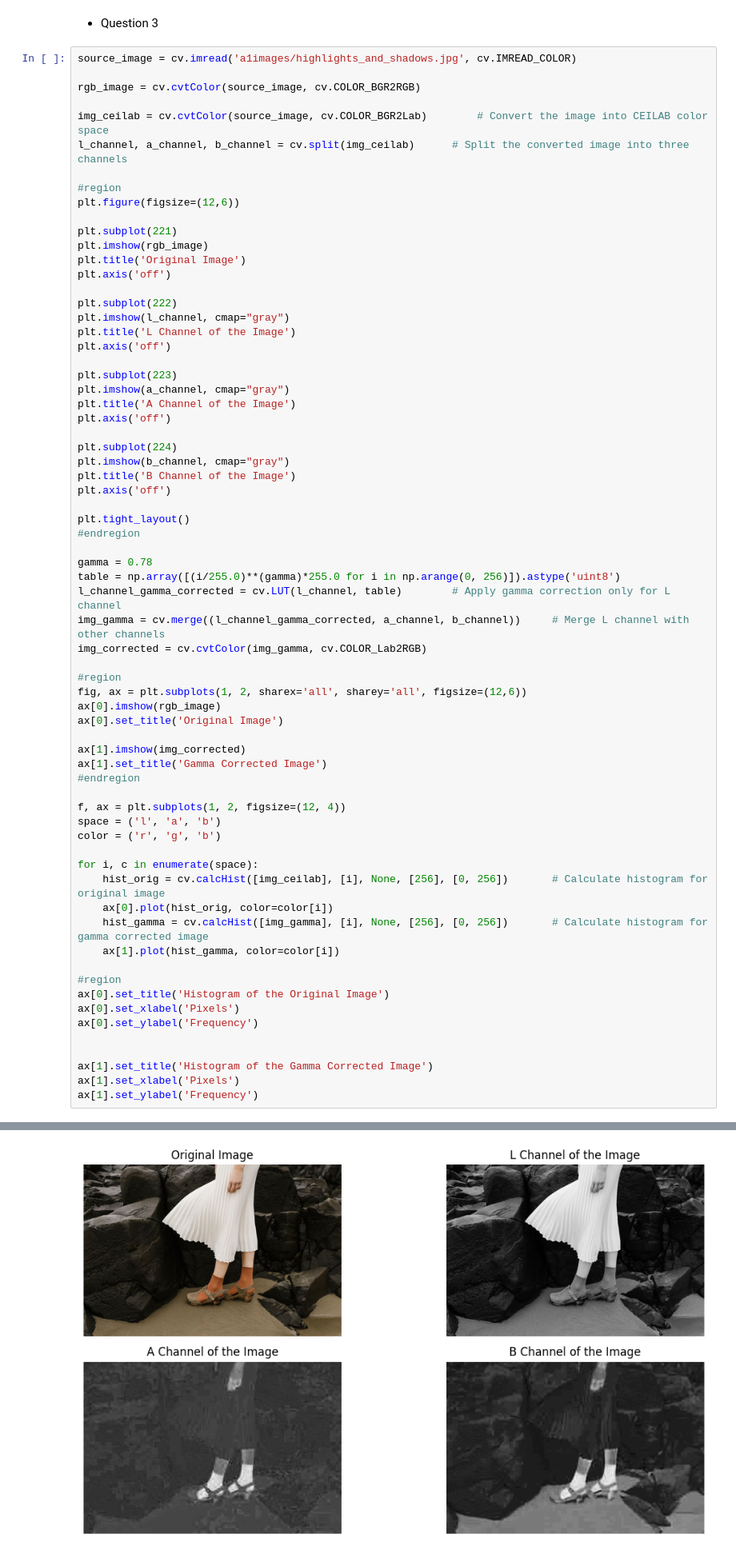
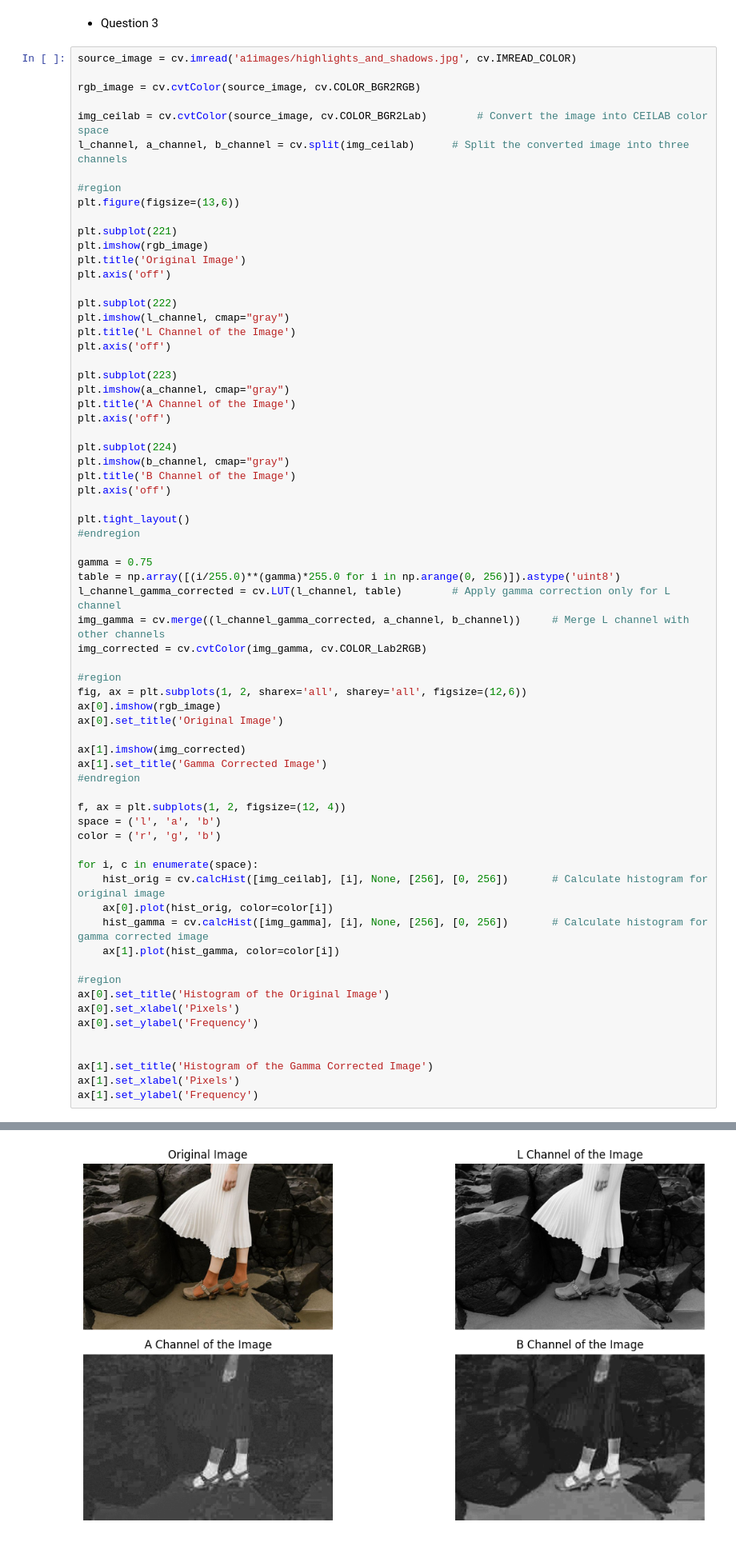
Before and after one commit to AvindaShamal/EN3160_Assignments, a Jupyter notebook: 210599E_Assignment1.ipynb, the cells around one changed output, grey strips where cells are left out. Shown at 80% size. Cells and saved outputs as stored; diff of their text form.

```diff
--- a/210599E_Assignment1.ipynb
+++ b/210599E_Assignment1.ipynb
@@ -89,7 +91,7 @@ img_ceilab = cv.cvtColor(source_image, cv.COLOR_BGR2Lab)        # Convert the im
 l_channel, a_channel, b_channel = cv.split(img_ceilab)      # Split the converted image into three channels
 
 #region
-plt.figure(figsize=(12,6))
+plt.figure(figsize=(13,6))
 
 plt.subplot(221)
 plt.imshow(rgb_image)
@@ -114,7 +116,7 @@ plt.axis('off')
 plt.tight_layout()
 #endregion
 
-gamma = 0.78
+gamma = 0.75
 table = np.array([(i/255.0)**(gamma)*255.0 for i in np.arange(0, 256)]).astype('uint8')
 l_channel_gamma_corrected = cv.LUT(l_channel, table)        # Apply gamma correction only for L channel
 img_gamma = cv.merge((l_channel_gamma_corrected, a_channel, b_channel))     # Merge L channel with other channels
@@ -123,34 +125,34 @@ img_corrected = cv.cvtColor(img_gamma, cv.COLOR_Lab2RGB)
 #region
 fig, ax = plt.subplots(1, 2, sharex='all', sharey='all', figsize=(12,6))
 ax[0].imshow(rgb_image)
 ax[0].set_title('Original Image')
 
 ax[1].imshow(img_corrected)
 ax[1].set_title('Gamma Corrected Image')
 #endregion
 
 f, ax = plt.subplots(1, 2, figsize=(12, 4))
 space = ('l', 'a', 'b')
 color = ('r', 'g', 'b')
 
 for i, c in enumerate(space):
     hist_orig = cv.calcHist([img_ceilab], [i], None, [256], [0, 256])       # Calculate histogram for original image
     ax[0].plot(hist_orig, color=color[i])
     hist_gamma = cv.calcHist([img_gamma], [i], None, [256], [0, 256])       # Calculate histogram for gamma corrected image
     ax[1].plot(hist_gamma, color=color[i])
 
 #region
 ax[0].set_title('Histogram of the Original Image')
 ax[0].set_xlabel('Pixels')
 ax[0].set_ylabel('Frequency')
 
 
 ax[1].set_title('Histogram of the Gamma Corrected Image')
 ax[1].set_xlabel('Pixels')
 ax[1].set_ylabel('Frequency')
 # %% [output]
 Text(0, 0.5, 'Frequency')
-[figure, old version]
+[figure, new version]
 [figure]
 [figure]
 # %%
```
Also changed, not shown: parts of 6 cells of this notebook.
